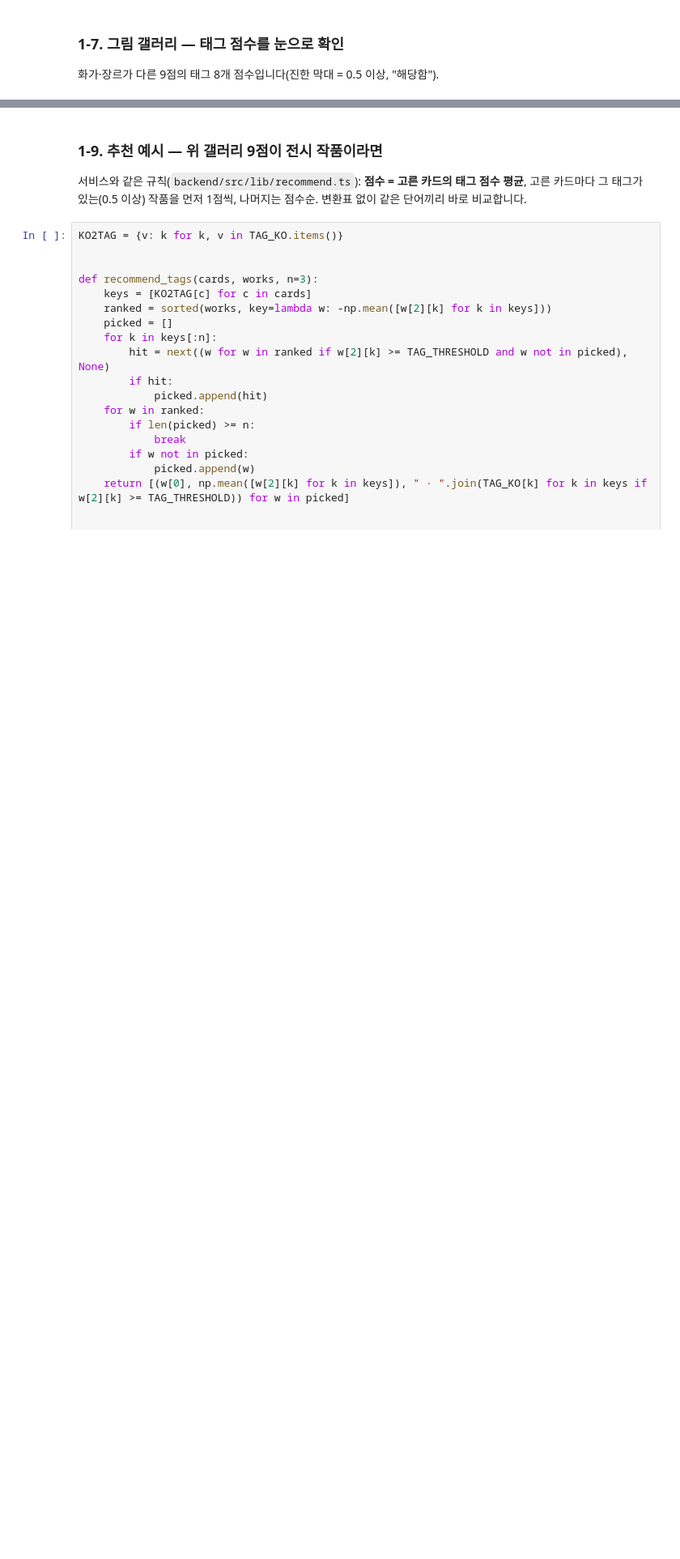
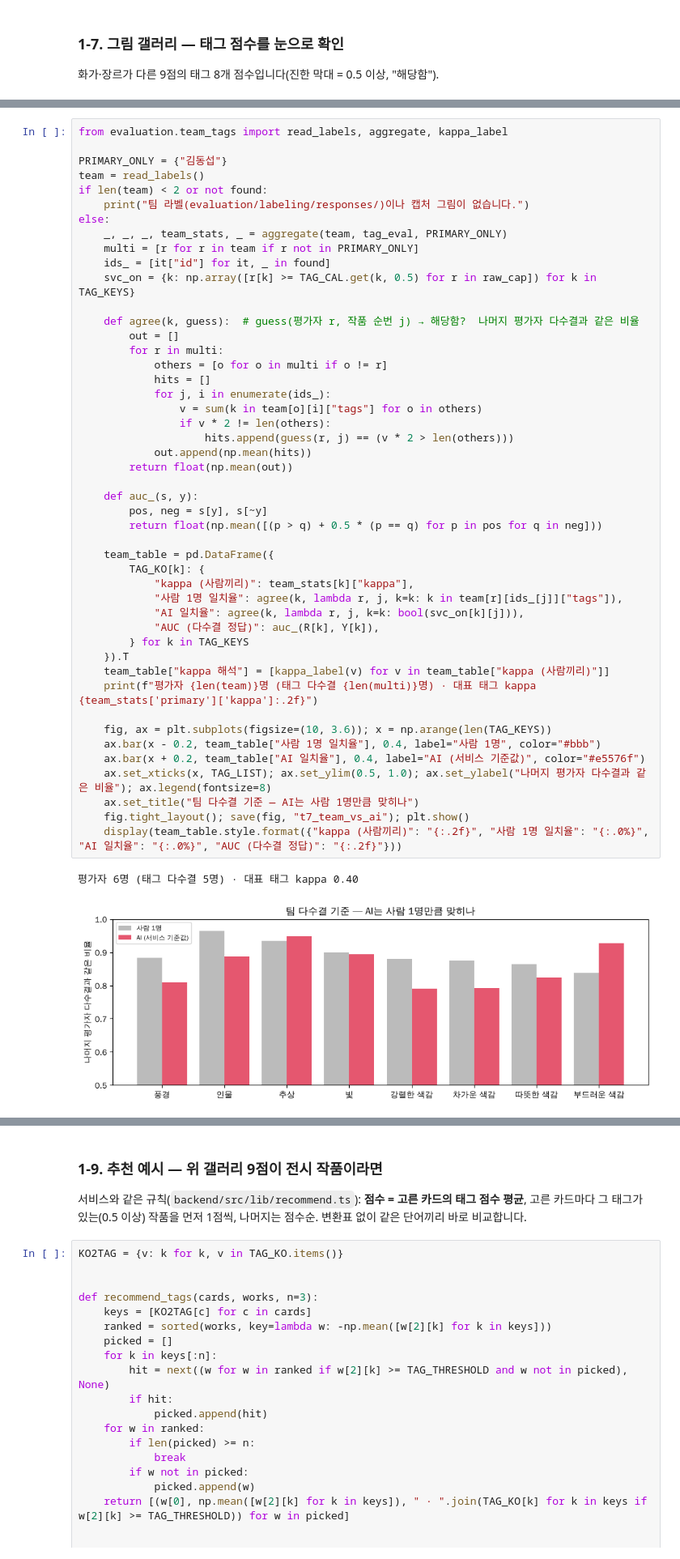
Before and after one commit to 2026-2-zolp/arti, a Jupyter notebook: ai-service/evaluation/ai_validation.ipynb, the cells around one changed output, grey strips where cells are left out. Shown at 81% size. Cells and saved outputs as stored; diff of their text form; blank space fills up the shorter version.

```diff
--- a/ai-service/evaluation/ai_validation.ipynb
+++ b/ai-service/evaluation/ai_validation.ipynb
@@ -475,0 +487,50 @@ else:
+# %%
+from evaluation.team_tags import read_labels, aggregate, kappa_label
+
+PRIMARY_ONLY = {"김동섭"}
+team = read_labels()
+if len(team) < 2 or not found:
+    print("팀 라벨(evaluation/labeling/responses/)이나 캡처 그림이 없습니다.")
+else:
+    _, _, _, team_stats, _ = aggregate(team, tag_eval, PRIMARY_ONLY)
+    multi = [r for r in team if r not in PRIMARY_ONLY]
+    ids_ = [it["id"] for it, _ in found]
+    svc_on = {k: np.array([r[k] >= TAG_CAL.get(k, 0.5) for r in raw_cap]) for k in TAG_KEYS}
+
+    def agree(k, guess):  # guess(평가자 r, 작품 순번 j) → 해당함?  나머지 평가자 다수결과 같은 비율
+        out = []
+        for r in multi:
+            others = [o for o in multi if o != r]
+            hits = []
+            for j, i in enumerate(ids_):
+                v = sum(k in team[o][i]["tags"] for o in others)
+                if v * 2 != len(others):
+                    hits.append(guess(r, j) == (v * 2 > len(others)))
+            out.append(np.mean(hits))
+        return float(np.mean(out))
+
+    def auc_(s, y):
+        pos, neg = s[y], s[~y]
+        return float(np.mean([(p > q) + 0.5 * (p == q) for p in pos for q in neg]))
+
+    team_table = pd.DataFrame({
+        TAG_KO[k]: {
+            "kappa (사람끼리)": team_stats[k]["kappa"],
+            "사람 1명 일치율": agree(k, lambda r, j, k=k: k in team[r][ids_[j]]["tags"]),
+            "AI 일치율": agree(k, lambda r, j, k=k: bool(svc_on[k][j])),
+            "AUC (다수결 정답)": auc_(R[k], Y[k]),
+        } for k in TAG_KEYS
+    }).T
+    team_table["kappa 해석"] = [kappa_label(v) for v in team_table["kappa (사람끼리)"]]
+    print(f"평가자 {len(team)}명 (태그 다수결 {len(multi)}명) · 대표 태그 kappa {team_stats['primary']['kappa']:.2f}")
+
+    fig, ax = plt.subplots(figsize=(10, 3.6)); x = np.arange(len(TAG_KEYS))
+    ax.bar(x - 0.2, team_table["사람 1명 일치율"], 0.4, label="사람 1명", color="#bbb")
+    ax.bar(x + 0.2, team_table["AI 일치율"], 0.4, label="AI (서비스 기준값)", color="#e5576f")
+    ax.set_xticks(x, TAG_LIST); ax.set_ylim(0.5, 1.0); ax.set_ylabel("나머지 평가자 다수결과 같은 비율"); ax.legend(fontsize=8)
+    ax.set_title("팀 다수결 기준 — AI는 사람 1명만큼 맞히나")
+    fig.tight_layout(); save(fig, "t7_team_vs_ai"); plt.show()
+    display(team_table.style.format({"kappa (사람끼리)": "{:.2f}", "사람 1명 일치율": "{:.0%}", "AI 일치율": "{:.0%}", "AUC (다수결 정답)": "{:.2f}"}))
+# %% [output]
+평가자 6명 (태그 다수결 5명) · 대표 태그 kappa 0.40
+[figure, added]
```
Also changed, not shown: parts of 14 cells of this notebook, 9 other files.
